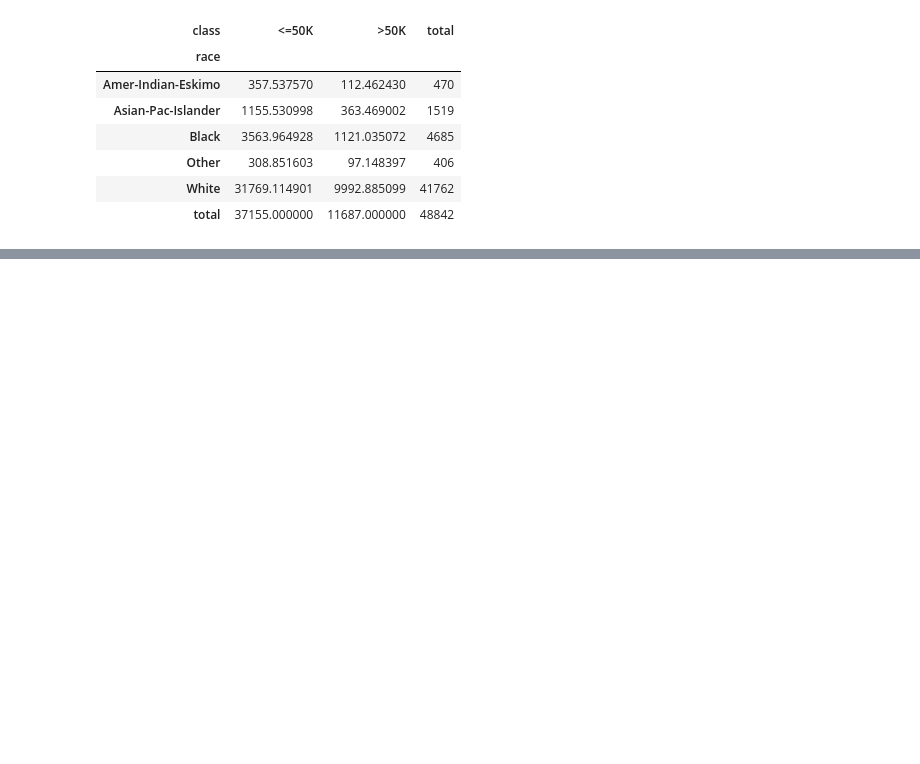
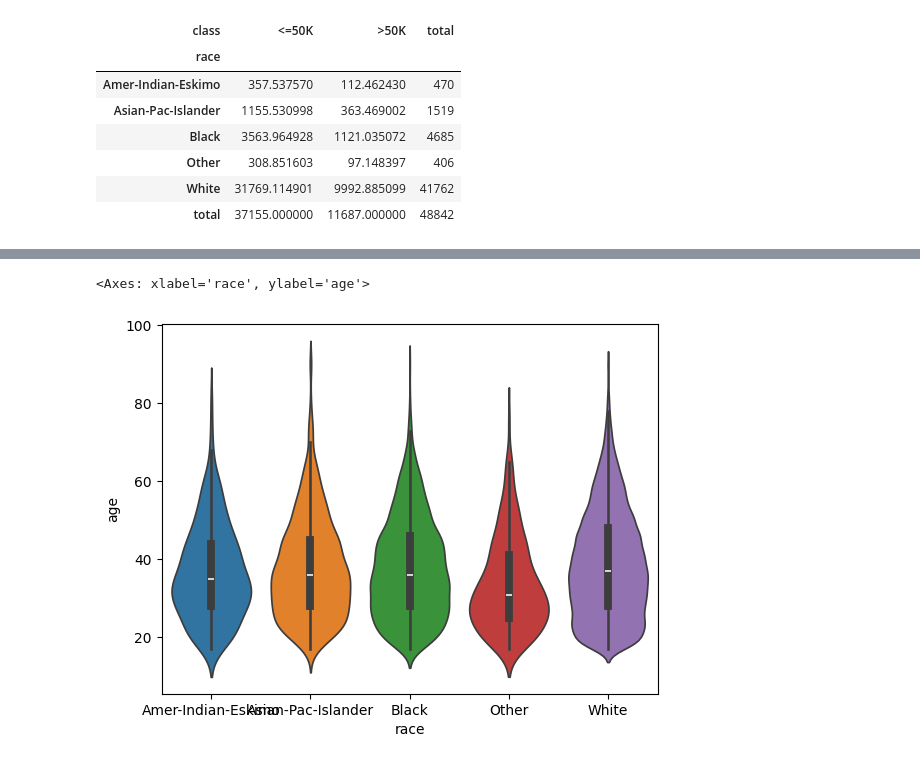
Before and after one commit to UznetDev/Data-science-home-work, a Jupyter notebook: 03_Okt_2024.ipynb, the cells around one changed output, grey strips where cells are left out. Drawn from its saved outputs; the diff is of its cells as text; code cells hidden in the pictures; blank space fills up the shorter version.

```diff
--- a/03_Okt_2024.ipynb
+++ b/03_Okt_2024.ipynb
@@ -189,0 +215,5 @@ e_cros
+# %%
+sns.violinplot(x='race', y='age', hue='race', data=adult_df)
+# %% [output]
+<Axes: xlabel='race', ylabel='age'>
+[figure, added]
```
Also changed, not shown: parts of 4 cells of this notebook.
